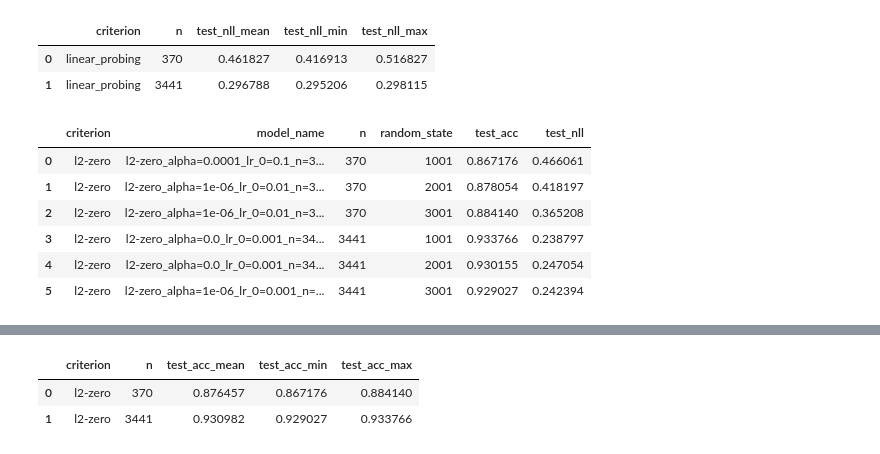
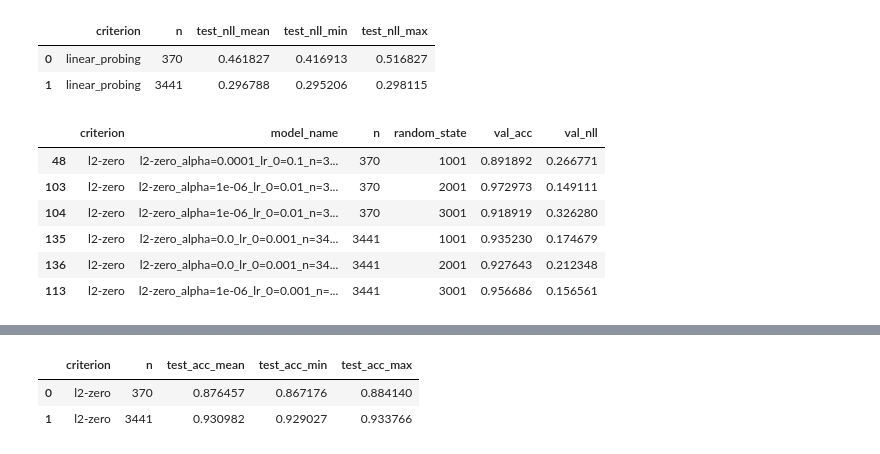
Before and after one commit to tufts-ml/data-emphasized-ELBo, a Jupyter notebook: notebooks/Oxford-IIIT_Pet.ipynb, the cells around one changed output, grey strips where cells are left out. Saved outputs shown, nothing was run; the diff lists cells and outputs as text; code cells hidden in the pictures.

```diff
--- a/notebooks/Oxford-IIIT_Pet.ipynb
+++ b/notebooks/Oxford-IIIT_Pet.ipynb
@@ -266,41 +266,41 @@ criterion = 'l2-zero'
 dataset_directory = '/cluster/tufts/hugheslab/eharve06/CIFAR-10'
 experiments_directory = '/cluster/tufts/hugheslab/eharve06/data-emphasized-ELBo/experiments/tuned_Oxford-IIIT_Pet'
 lr_0s = [0.1, 0.01, 0.001, 0.0001]
 ns = [370, 3441]
 random_states = [1001, 2001, 3001]
 
 columns = ['criterion', 'model_name', 'n', 'random_state', 'val_acc', 'val_nll']
 tuned_df = pd.DataFrame(columns=columns)
 
 for alpha, lr_0, n, random_state in itertools.product(alphas, lr_0s, ns, random_states):
     model_name = f'{criterion}_alpha={alpha}_lr_0={lr_0}_n={n}_random_state={random_state}'
     temp_df = pd.read_csv(f'{experiments_directory}/{model_name}.csv')
     row = [criterion, model_name, n, random_state, temp_df.val_or_test_acc.values[-1], temp_df.val_or_test_nll.values[-1]]
     tuned_df.loc[len(tuned_df)] = row
 
 min_indices = tuned_df.groupby(['criterion', 'n', 'random_state'])['val_nll'].idxmin()
 tuned_df = tuned_df.loc[min_indices]
 
 experiments_directory = '/cluster/tufts/hugheslab/eharve06/data-emphasized-ELBo/experiments/retrained_Oxford-IIIT_Pet'
 
 columns = ['criterion', 'model_name', 'n', 'random_state', 'test_acc', 'test_nll']
 retrained_df = pd.DataFrame(columns=columns)
 
 for index, row in tuned_df.iterrows():
     if os.path.exists(f'{experiments_directory}/{row.model_name}.csv'):
         temp_df = pd.read_csv(f'{experiments_directory}/{row.model_name}.csv')
         row = [row.criterion, row.model_name, row.n, row.random_state, temp_df.val_or_test_acc.values[-1], temp_df.val_or_test_nll.values[-1]]
         retrained_df.loc[len(retrained_df)] = row
 
-retrained_df
+tuned_df
 # %% [output]
-|  | criterion | model_name | n | random_state | test_acc | test_nll |
-| 0 | l2-zero | l2-zero_alpha=0.0001_lr_0=0.1_n=3... | 370 | 1001 | 0.867176 | 0.466061 |
-| 1 | l2-zero | l2-zero_alpha=1e-06_lr_0=0.01_n=3... | 370 | 2001 | 0.878054 | 0.418197 |
-| 2 | l2-zero | l2-zero_alpha=1e-06_lr_0=0.01_n=3... | 370 | 3001 | 0.884140 | 0.365208 |
-| 3 | l2-zero | l2-zero_alpha=0.0_lr_0=0.001_n=34... | 3441 | 1001 | 0.933766 | 0.238797 |
-| 4 | l2-zero | l2-zero_alpha=0.0_lr_0=0.001_n=34... | 3441 | 2001 | 0.930155 | 0.247054 |
-| 5 | l2-zero | l2-zero_alpha=1e-06_lr_0=0.001_n=... | 3441 | 3001 | 0.929027 | 0.242394 |
+|  | criterion | model_name | n | random_state | val_acc | val_nll |
+| 48 | l2-zero | l2-zero_alpha=0.0001_lr_0=0.1_n=3... | 370 | 1001 | 0.891892 | 0.266771 |
+| 103 | l2-zero | l2-zero_alpha=1e-06_lr_0=0.01_n=3... | 370 | 2001 | 0.972973 | 0.149111 |
+| 104 | l2-zero | l2-zero_alpha=1e-06_lr_0=0.01_n=3... | 370 | 3001 | 0.918919 | 0.326280 |
+| 135 | l2-zero | l2-zero_alpha=0.0_lr_0=0.001_n=34... | 3441 | 1001 | 0.935230 | 0.174679 |
+| 136 | l2-zero | l2-zero_alpha=0.0_lr_0=0.001_n=34... | 3441 | 2001 | 0.927643 | 0.212348 |
+| 113 | l2-zero | l2-zero_alpha=1e-06_lr_0=0.001_n=... | 3441 | 3001 | 0.956686 | 0.156561 |
 # %%
 grouped_df = retrained_df.groupby(['criterion', 'n']).agg(lambda x: tuple(x))
 columns = ['test_acc', 'test_nll']
```
Also changed, not shown: 10 other files.
